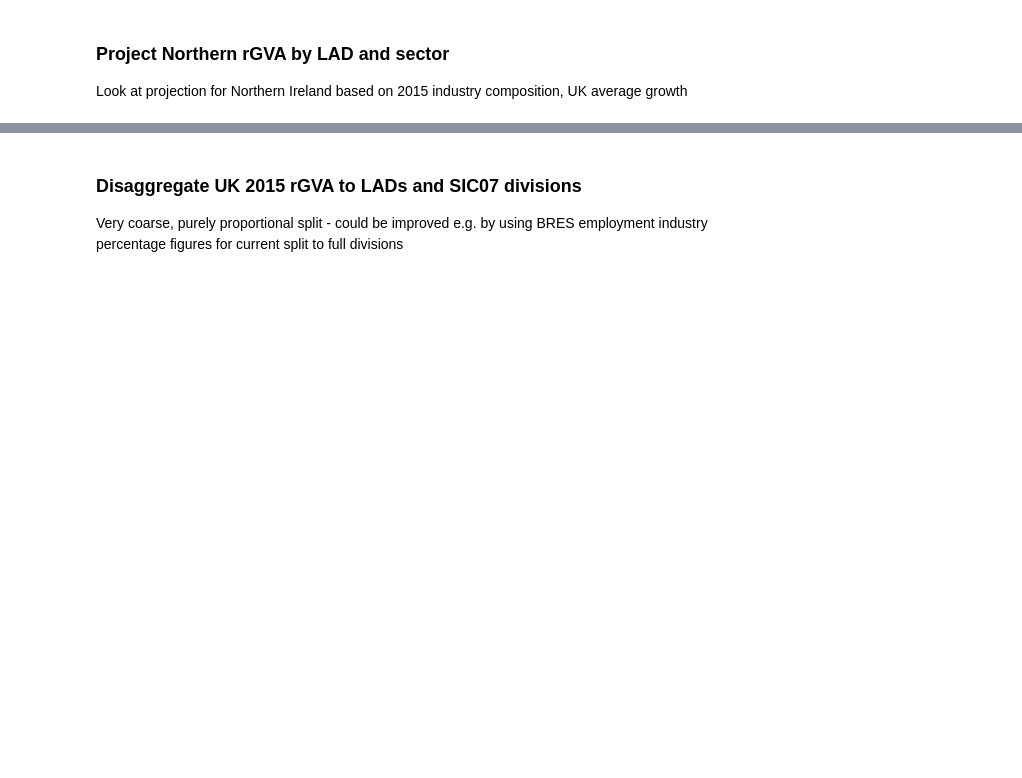
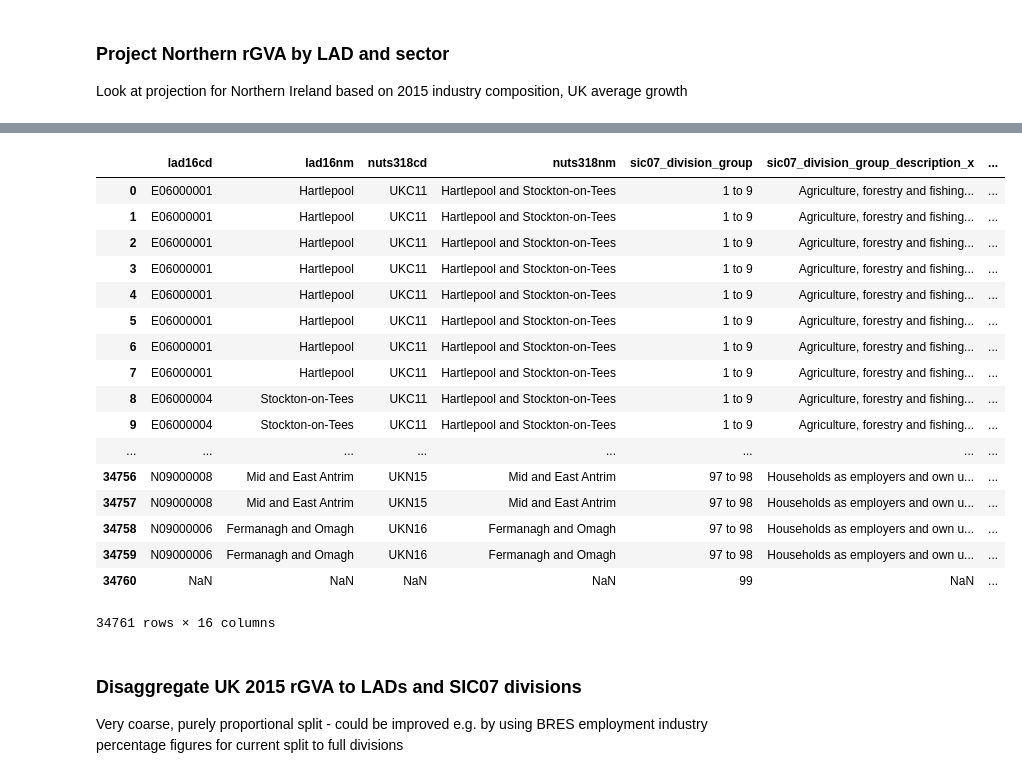
Before and after one commit to nismod/arc-economics, a Jupyter notebook: convert-scenarios.ipynb, the cells around one changed output, grey strips where cells are left out. Drawn from its saved outputs; the diff is of its cells as text; code cells hidden in the pictures; blank space fills up the shorter version.

Commit message:
Update processing to use sectoral outputs
WIP on 2015 base year data

```diff
--- a/convert-scenarios.ipynb
+++ b/convert-scenarios.ipynb
@@ -233,6 +328,27 @@ sector_map
+# %%
+rgva15.sic07_division_group = rgva15.sic07_division_group.apply(lambda d: d.replace('-', ' to '))
 # %%
-rgva15s = rgva15.merge(sector_map, on='sic07_division_group', how='outer').dropna()
+rgva15s = rgva15.merge(sector_map, on='sic07_division_group', how='outer')
 rgva15s
+# %% [output]
+|  | lad16cd | lad16nm | nuts318cd | nuts318nm | sic07_division_group | sic07_division_group_description_x | ... |
+| 0 | E06000001 | Hartlepool | UKC11 | Hartlepool and Stockton-on-Tees | 1 to 9 | Agriculture, forestry and fishing... | ... |
+| 1 | E06000001 | Hartlepool | UKC11 | Hartlepool and Stockton-on-Tees | 1 to 9 | Agriculture, forestry and fishing... | ... |
+| 2 | E06000001 | Hartlepool | UKC11 | Hartlepool and Stockton-on-Tees | 1 to 9 | Agriculture, forestry and fishing... | ... |
+| 3 | E06000001 | Hartlepool | UKC11 | Hartlepool and Stockton-on-Tees | 1 to 9 | Agriculture, forestry and fishing... | ... |
+| 4 | E06000001 | Hartlepool | UKC11 | Hartlepool and Stockton-on-Tees | 1 to 9 | Agriculture, forestry and fishing... | ... |
+| 5 | E06000001 | Hartlepool | UKC11 | Hartlepool and Stockton-on-Tees | 1 to 9 | Agriculture, forestry and fishing... | ... |
+| 6 | E06000001 | Hartlepool | UKC11 | Hartlepool and Stockton-on-Tees | 1 to 9 | Agriculture, forestry and fishing... | ... |
+| 7 | E06000001 | Hartlepool | UKC11 | Hartlepool and Stockton-on-Tees | 1 to 9 | Agriculture, forestry and fishing... | ... |
+| 8 | E06000004 | Stockton-on-Tees | UKC11 | Hartlepool and Stockton-on-Tees | 1 to 9 | Agriculture, forestry and fishing... | ... |
+| 9 | E06000004 | Stockton-on-Tees | UKC11 | Hartlepool and Stockton-on-Tees | 1 to 9 | Agriculture, forestry and fishing... | ... |
+| ... | ... | ... | ... | ... | ... | ... | ... |
+| 34756 | N09000008 | Mid and East Antrim | UKN15 | Mid and East Antrim | 97 to 98 | Households as employers and own u... | ... |
+| 34757 | N09000008 | Mid and East Antrim | UKN15 | Mid and East Antrim | 97 to 98 | Households as employers and own u... | ... |
+| 34758 | N09000006 | Fermanagh and Omagh | UKN16 | Fermanagh and Omagh | 97 to 98 | Households as employers and own u... | ... |
+| 34759 | N09000006 | Fermanagh and Omagh | UKN16 | Fermanagh and Omagh | 97 to 98 | Households as employers and own u... | ... |
+| 34760 | NaN | NaN | NaN | NaN | 99 | NaN | ... |
+34761 rows × 16 columns
 # %% [markdown]
 ### Disaggregate UK 2015 rGVA to LADs and SIC07 divisions
 
```
Also changed, not shown: parts of 98 cells of this notebook, 1 other file.
